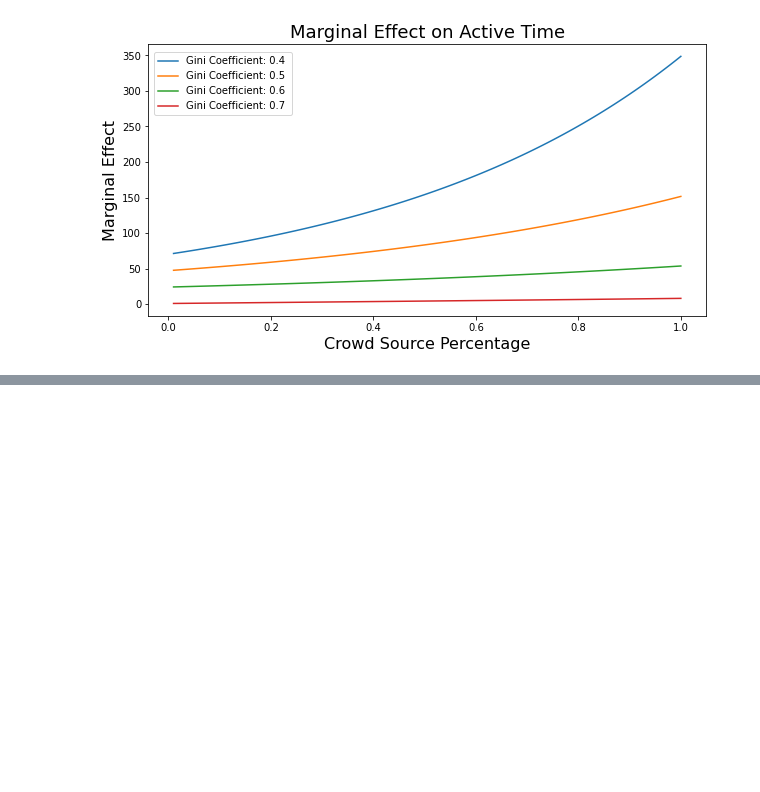
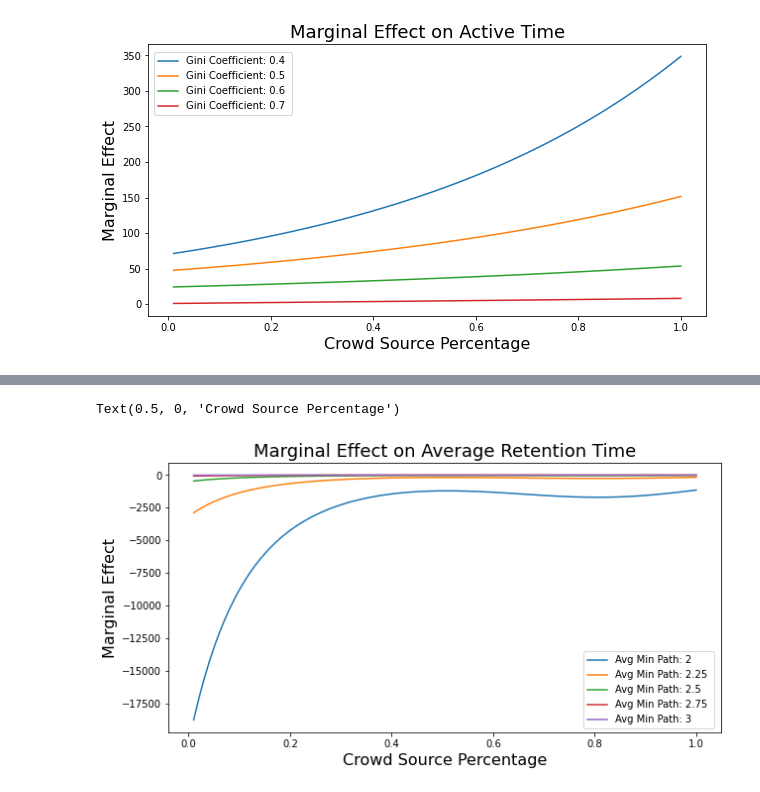
Before and after one commit to MthwRobinson/sh-network-paper, a Jupyter notebook: notebooks/analysis.ipynb, the cells around one changed output, grey strips where cells are left out. Cells and saved outputs as stored; diff of their text form; code cells hidden in the pictures; blank space fills up the shorter version.

```diff
--- a/notebooks/analysis.ipynb
+++ b/notebooks/analysis.ipynb
@@ -1230,0 +1303,13 @@ Text(0.5, 0, 'Crowd Source Percentage')
+# %%
+data['avg_retention_time_resid'] = res.resid_anscombe_scaled
+formula = """
+avg_retention_time_resid ~ -1 + crowd_pct + crowd_pct_2 + crowd_pct_3 +
+    gini_coefficient + avg_clustering +
+    giniXavg_min_path + giniXclustering +
+    avg_min_path_2 + avg_active_time + total_issues + project_age + total_contributors
+"""
+y_res, X_res = dmatrices(formula,
+                         data=data, return_type='dataframe')
+residual_mod = sm.OLS(y_res, X_res)
+residual_res = residual_mod.fit()
+print(residual_res.summary())
@@ -1230,0 +1334,25 @@ Text(0.5, 0, 'Crowd Source Percentage')
+# %%
+plt.figure(figsize=(10, 5))
+
+for avg_min_path in [2, 2.25, 2.5, 2.75, 3]:
+    marginal_effects = {'crowd_pct': [], 'effect': []}
+    label = 'Avg Min Path: {} '.format(avg_min_path)
+
+    for i in range(100):
+        crowd_pct = (i+1)/100
+        avg_effect = calc_total_effect(data, res, X,
+                                       crowd_pct=crowd_pct,
+                                       avg_min_path=avg_min_path)
+        marginal_effects['crowd_pct'].append(crowd_pct)
+        marginal_effects['effect'].append(avg_effect)
+
+    marginal_effects = pd.DataFrame(marginal_effects)
+    sns.lineplot(y=marginal_effects['effect'], x=marginal_effects['crowd_pct'], label=label)
+
+plt.legend(bbox_to_anchor=(.75, 0.3), loc=2, borderaxespad=0.)
+plt.title('Marginal Effect on Average Retention Time', fontsize=18)
+plt.ylabel('Marginal Effect', fontsize=16)
+plt.xlabel('Crowd Source Percentage', fontsize=16)
+# %% [output]
+Text(0.5, 0, 'Crowd Source Percentage')
+[figure, added]
```
Also changed, not shown: parts of 32 cells of this notebook, 1 other file.
